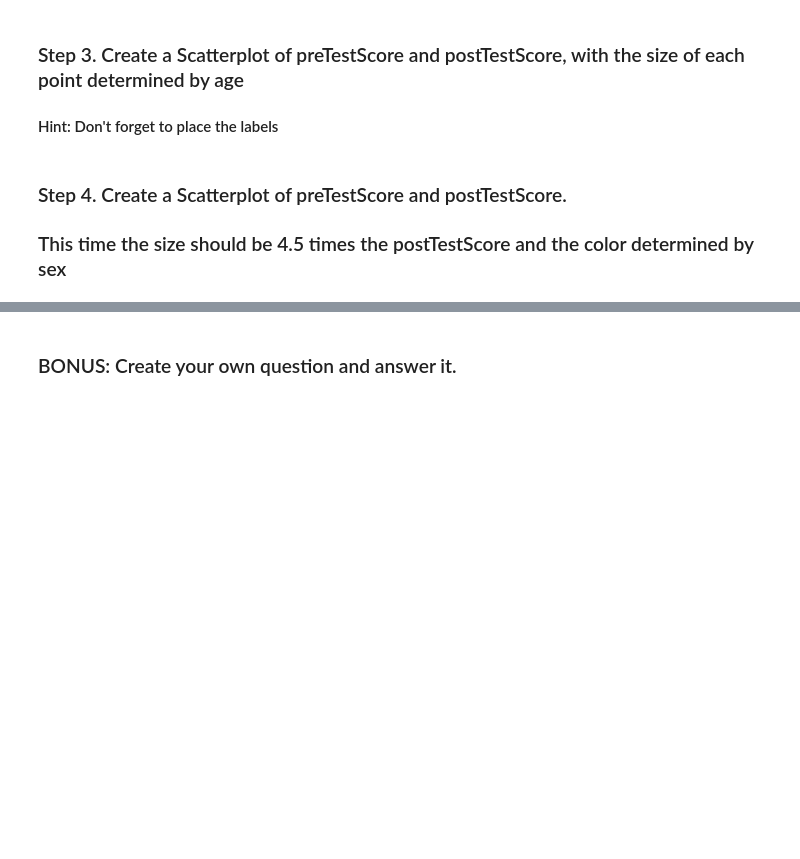
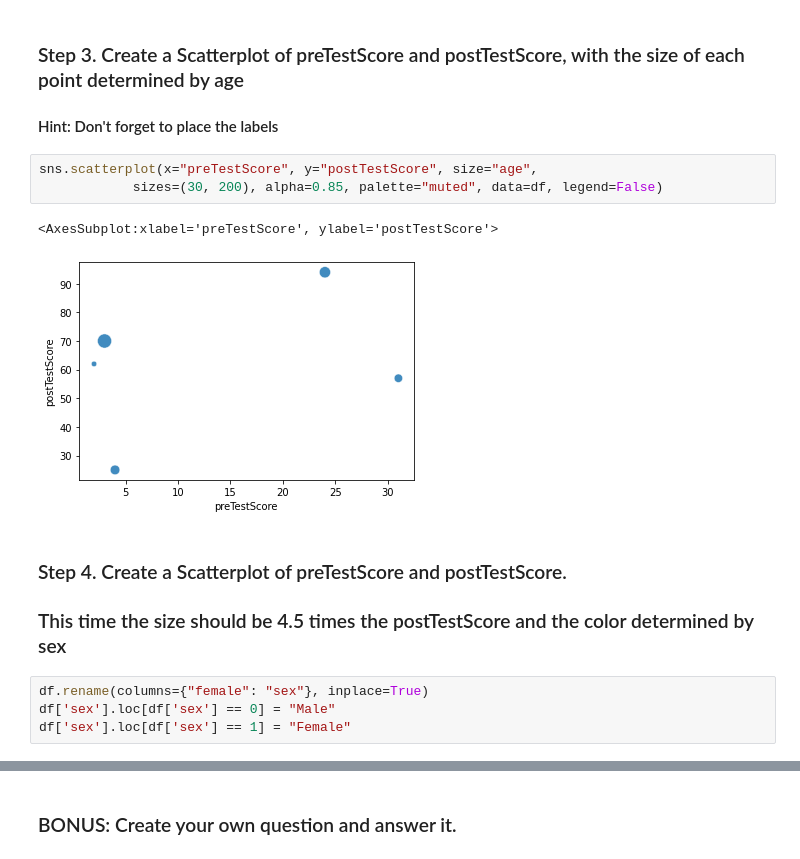
Before and after one commit to DanielDelValle/Picture_Colorizer_Project, a Jupyter notebook: ESTADISTICA/Practicas/PANDAS4/ScoresDVG.ipynb, the cells around one changed output, grey strips where cells are left out. Drawn from its saved outputs; the diff is of its cells as text; blank space fills up the shorter version.

```diff
--- a/ESTADISTICA/Practicas/PANDAS4/ScoresDVG.ipynb
+++ b/ESTADISTICA/Practicas/PANDAS4/ScoresDVG.ipynb
@@ -27,6 +34,16 @@ df
 # %% [markdown]
 ### Step 3. Create a Scatterplot of preTestScore and postTestScore, with the size of each point determined by age
 #### Hint: Don't forget to place the labels
+# %%
+sns.scatterplot(x="preTestScore", y="postTestScore", size="age",
+            sizes=(30, 200), alpha=0.85, palette="muted", data=df, legend=False)
+# %% [output]
+<AxesSubplot:xlabel='preTestScore', ylabel='postTestScore'>
+[figure, added]
 # %% [markdown]
 ### Step 4. Create a Scatterplot of preTestScore and postTestScore.
 ### This time the size should be 4.5 times the postTestScore and the color determined by sex
+# %%
+df.rename(columns={"female": "sex"}, inplace=True)
+df['sex'].loc[df['sex'] == 0] = "Male"
+df['sex'].loc[df['sex'] == 1] = "Female"
```
Also changed, not shown: parts of 2 cells of this notebook.
